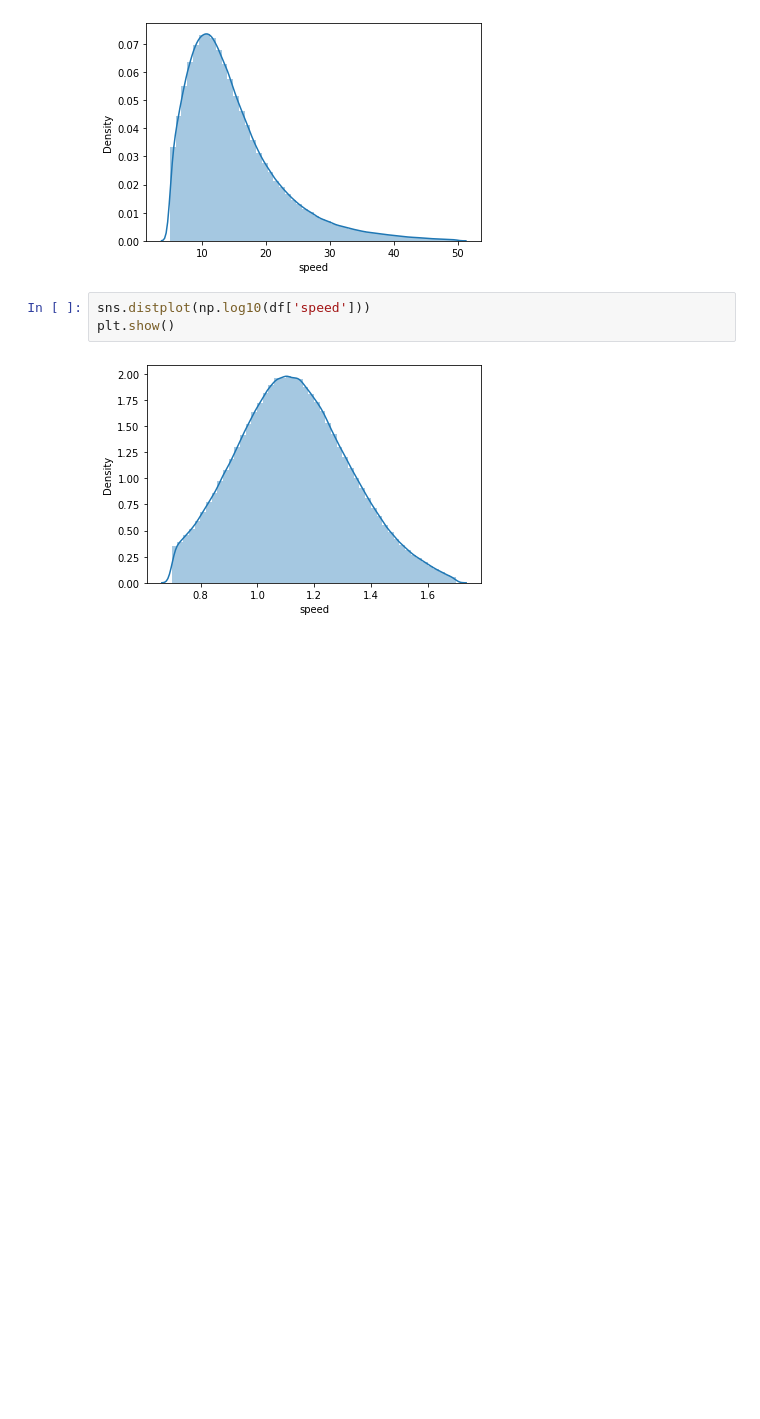
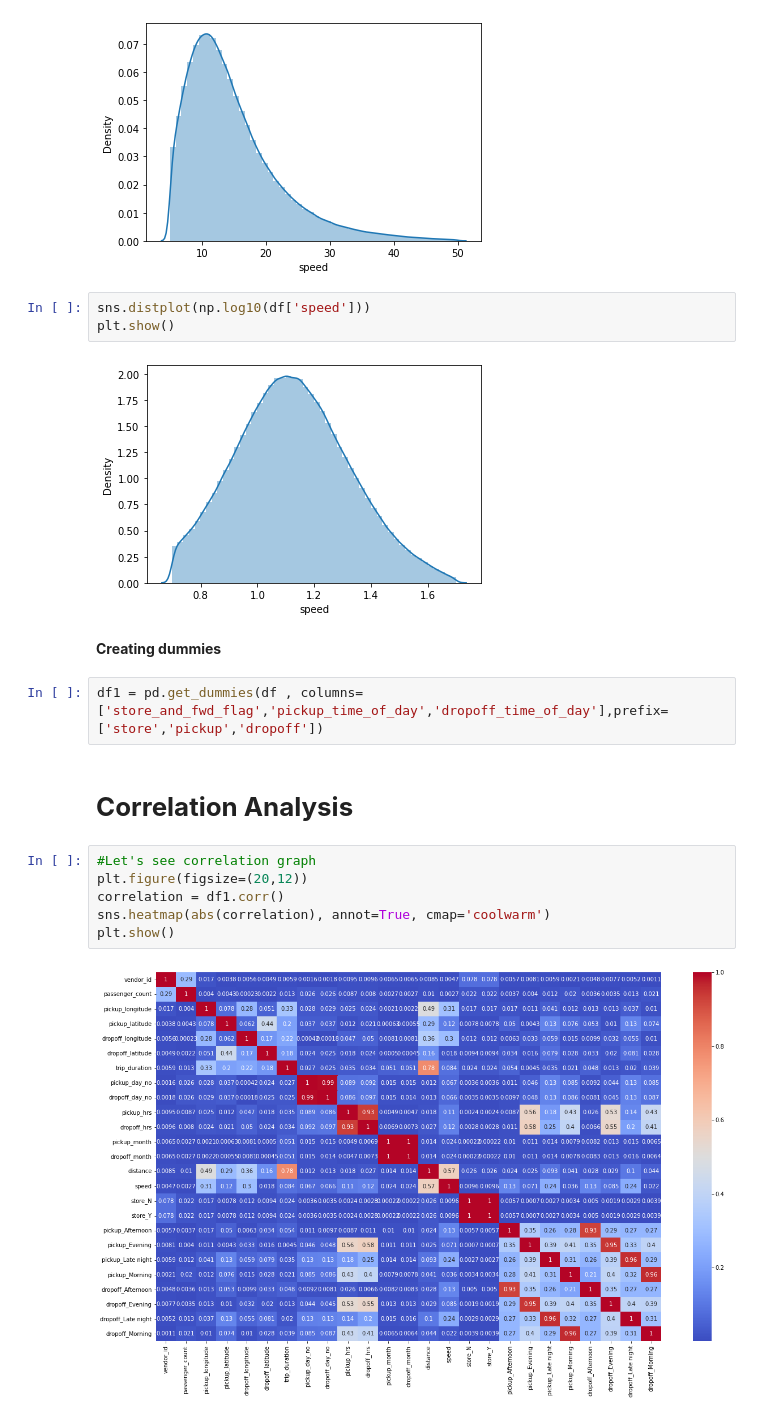
Before and after one commit to ANUJGAUR/NYC-Taxi-Trip-Time-Prediction---Capstone-Project, a Jupyter notebook: NYC_Taxi_Trip_Time_Prediction_Capstone_Project.ipynb, the cells around one changed output. Cells and saved outputs as stored; diff of their text form; blank space fills up the shorter version.

Commit message:
Creating dummies , checking correlation and perform train test split

```diff
--- a/NYC_Taxi_Trip_Time_Prediction_Capstone_Project.ipynb
+++ b/NYC_Taxi_Trip_Time_Prediction_Capstone_Project.ipynb
@@ -351,3 +351,17 @@ sns.distplot(np.log10(df['speed']))
 plt.show()
 # %% [output]
 [figure]
+# %% [markdown]
+**Creating dummies**
+# %%
+df1 = pd.get_dummies(df , columns=['store_and_fwd_flag','pickup_time_of_day','dropoff_time_of_day'],prefix=['store','pickup','dropoff'])
+# %% [markdown]
+# **Correlation Analysis**
+# %%
+#Let's see correlation graph
+plt.figure(figsize=(20,12))
+correlation = df1.corr()
+sns.heatmap(abs(correlation), annot=True, cmap='coolwarm')
+plt.show()
+# %% [output]
+[figure, added]
```
Also changed, not shown: parts of 12 cells of this notebook.
